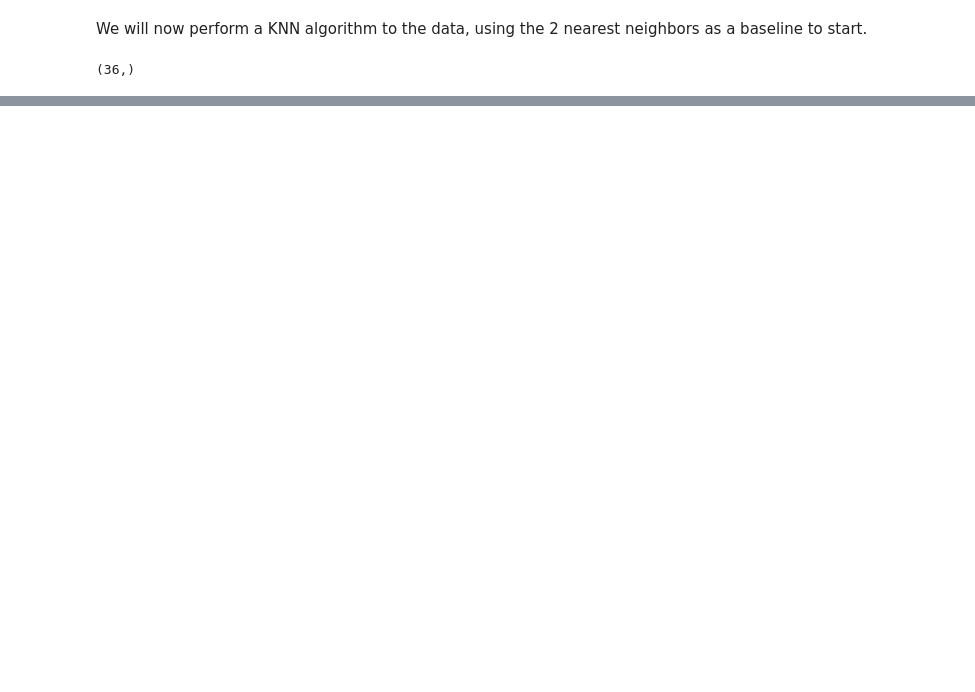
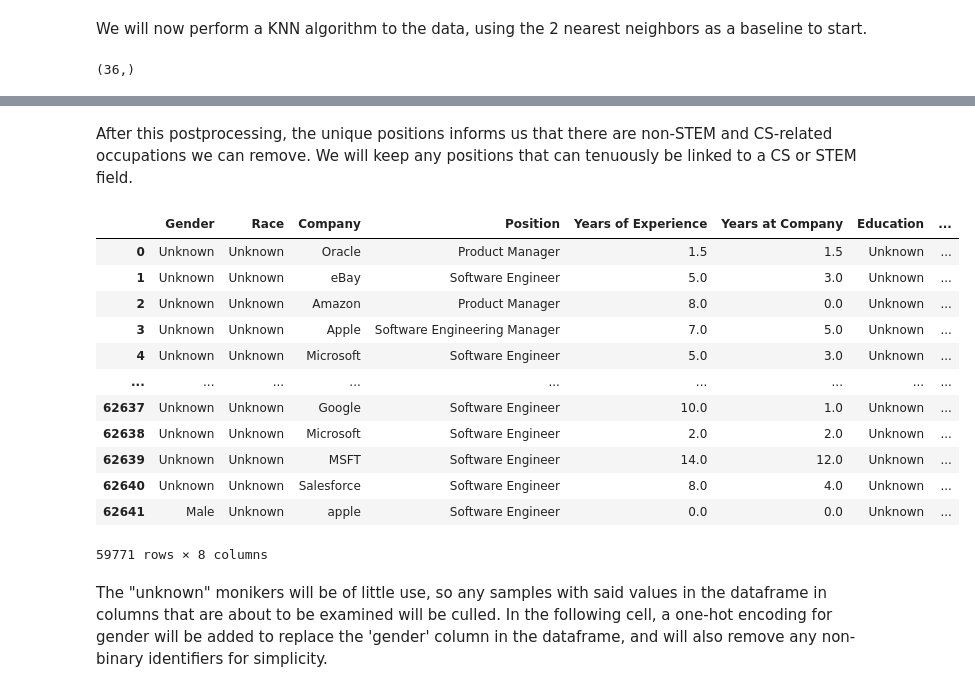
Before and after one commit to GMU-MinorityReport/CS484, a Jupyter notebook: code/The_Minority_Report.ipynb, the cells around one changed output, grey strips where cells are left out. Saved outputs shown, nothing was run; the diff lists cells and outputs as text; code cells hidden in the pictures; blank space fills up the shorter version.

```diff
--- a/code/The_Minority_Report.ipynb
+++ b/code/The_Minority_Report.ipynb
@@ -254,0 +274,25 @@ from sklearn.model_selection import train_test_split
+# %% [markdown]
+After this postprocessing, the unique positions informs us that there are non-STEM and CS-related occupations we can remove. We will keep any positions that can tenuously be linked to a CS or STEM field.
+# %%
+df = df[(df['Position'].str.contains('Human Resources') == False)]
+df = df[(df['Position'].str.contains('Marketing') == False)]
+df = df[(df['Position'].str.contains('Business Analyst') == False)]
+df = df[(df['Position'].str.contains('Sales') == False)]
+df = df[(df['Position'].str.contains('Recruiter') == False)]
+display(df)
+# %% [output]
+|  | Gender | Race | Company | Position | Years of Experience | Years at Company | Education | ... |
+| 0 | Unknown | Unknown | Oracle | Product Manager | 1.5 | 1.5 | Unknown | ... |
+| 1 | Unknown | Unknown | eBay | Software Engineer | 5.0 | 3.0 | Unknown | ... |
+| 2 | Unknown | Unknown | Amazon | Product Manager | 8.0 | 0.0 | Unknown | ... |
+| 3 | Unknown | Unknown | Apple | Software Engineering Manager | 7.0 | 5.0 | Unknown | ... |
+| 4 | Unknown | Unknown | Microsoft | Software Engineer | 5.0 | 3.0 | Unknown | ... |
+| ... | ... | ... | ... | ... | ... | ... | ... | ... |
+| 62637 | Unknown | Unknown | Google | Software Engineer | 10.0 | 1.0 | Unknown | ... |
+| 62638 | Unknown | Unknown | Microsoft | Software Engineer | 2.0 | 2.0 | Unknown | ... |
+| 62639 | Unknown | Unknown | MSFT | Software Engineer | 14.0 | 12.0 | Unknown | ... |
+| 62640 | Unknown | Unknown | Salesforce | Software Engineer | 8.0 | 4.0 | Unknown | ... |
+| 62641 | Male | Unknown | apple | Software Engineer | 0.0 | 0.0 | Unknown | ... |
+59771 rows × 8 columns
+# %% [markdown]
+The "unknown" monikers will be of little use, so any samples with said values in the dataframe in columns that are about to be examined will be culled. In the following cell, a one-hot encoding for gender will be added to replace the 'gender' column in the dataframe, and will also remove any non-binary identifiers for simplicity.
```
Also changed, not shown: parts of 24 cells of this notebook.
